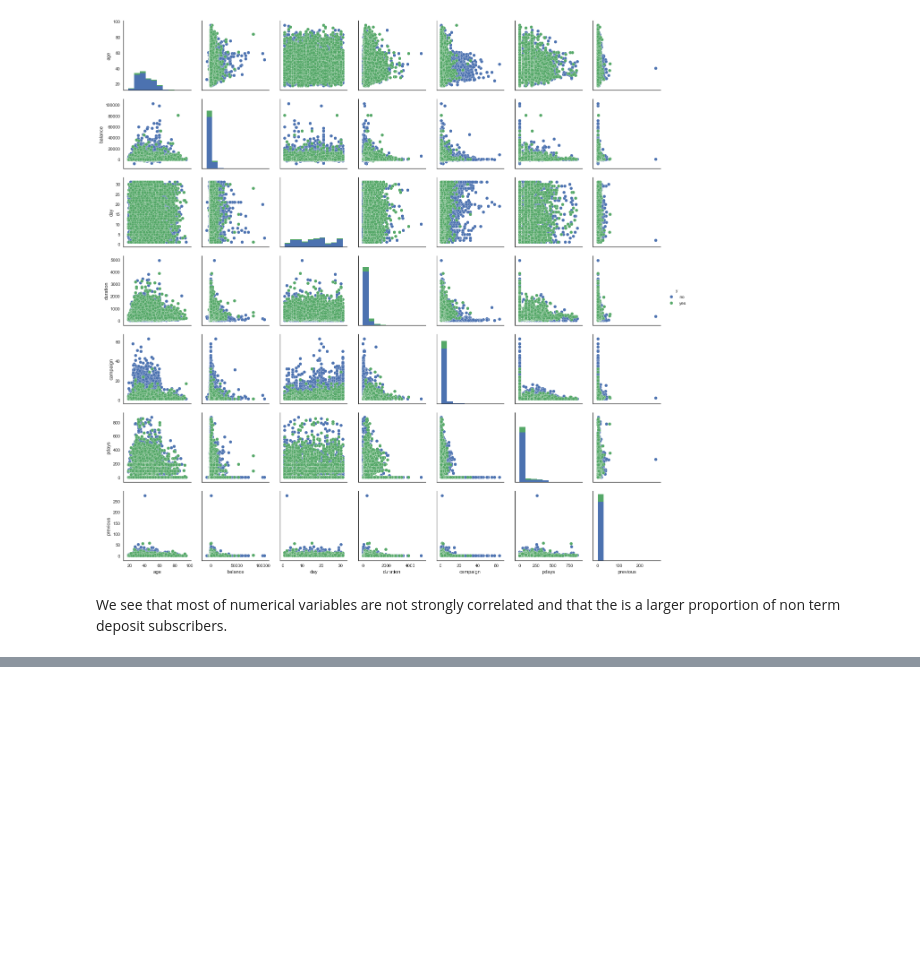
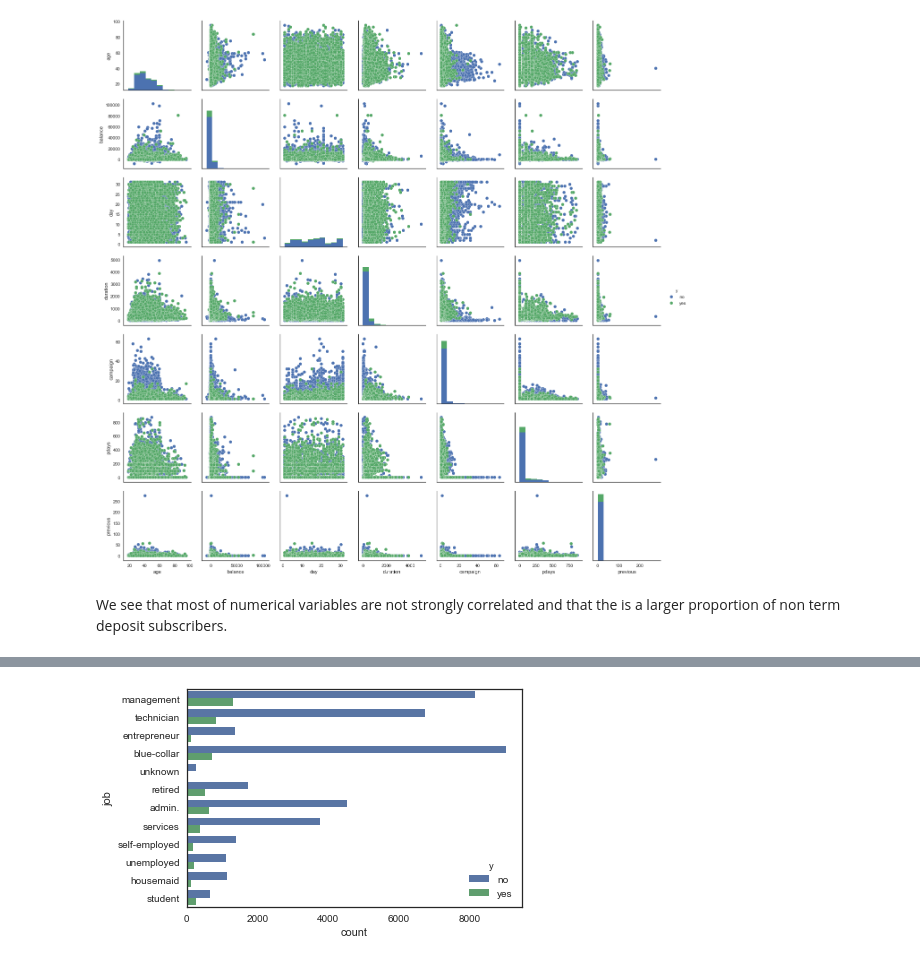
Before and after one commit to brunofbessa/bank_data_analysis, a Jupyter notebook: Bank Marketing Data Analysis.ipynb, the cells around one changed output, grey strips where cells are left out. Saved outputs shown, nothing was run; the diff lists cells and outputs as text; code cells hidden in the pictures; blank space fills up the shorter version.

```diff
--- a/Bank Marketing Data Analysis.ipynb
+++ b/Bank Marketing Data Analysis.ipynb
@@ -75,6 +85,5 @@ We see that most of numerical variables are not strongly correlated and that the
 # %%
 sns.countplot(y = 'job',
               hue = 'y',
-              data = bank_data
-              palette = 'PRGn')
+              data = bank_data)
 # %% [output]
@@ -81,0 +91 @@ SyntaxError: invalid syntax (<ipython-input-17-47bed9d22b4b>, line 4)
+[figure, added]
```
Also changed, not shown: parts of 9 cells of this notebook.
